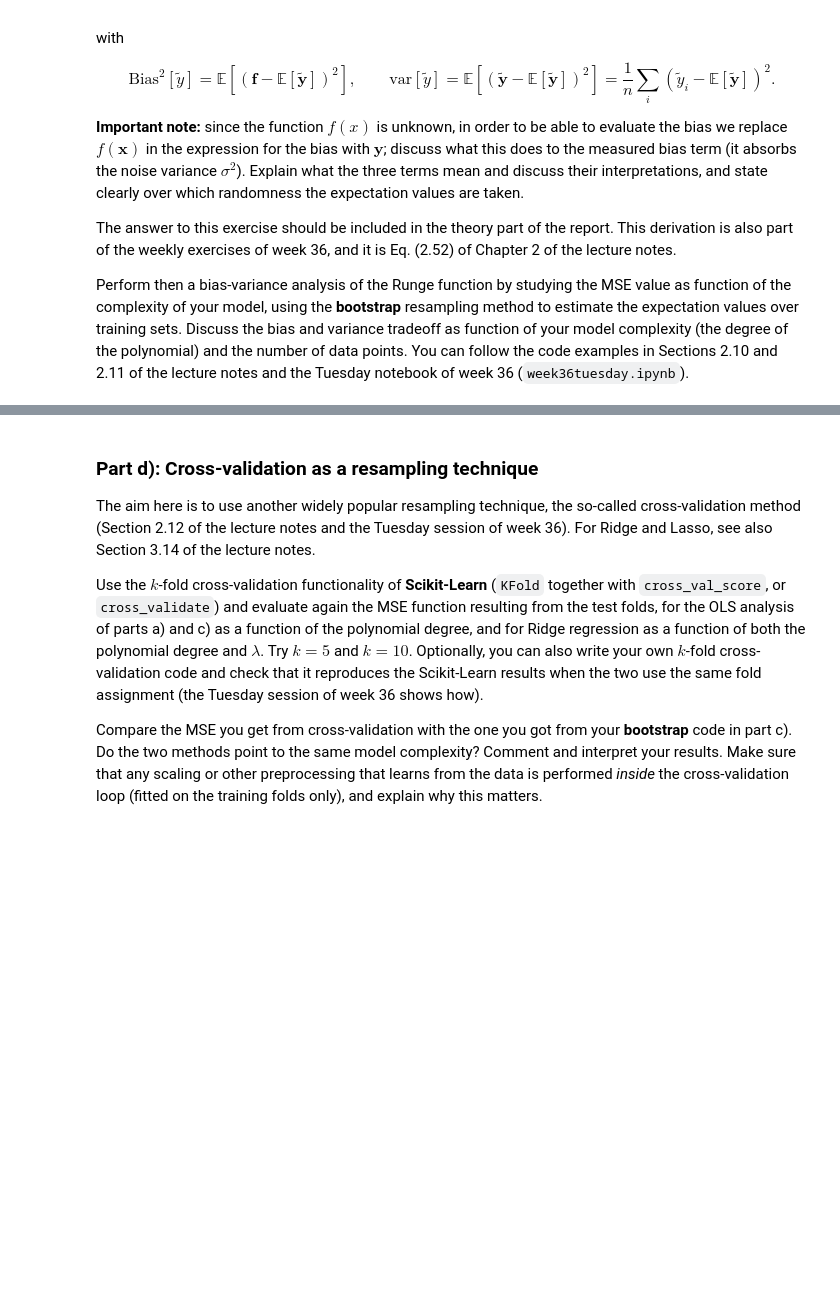
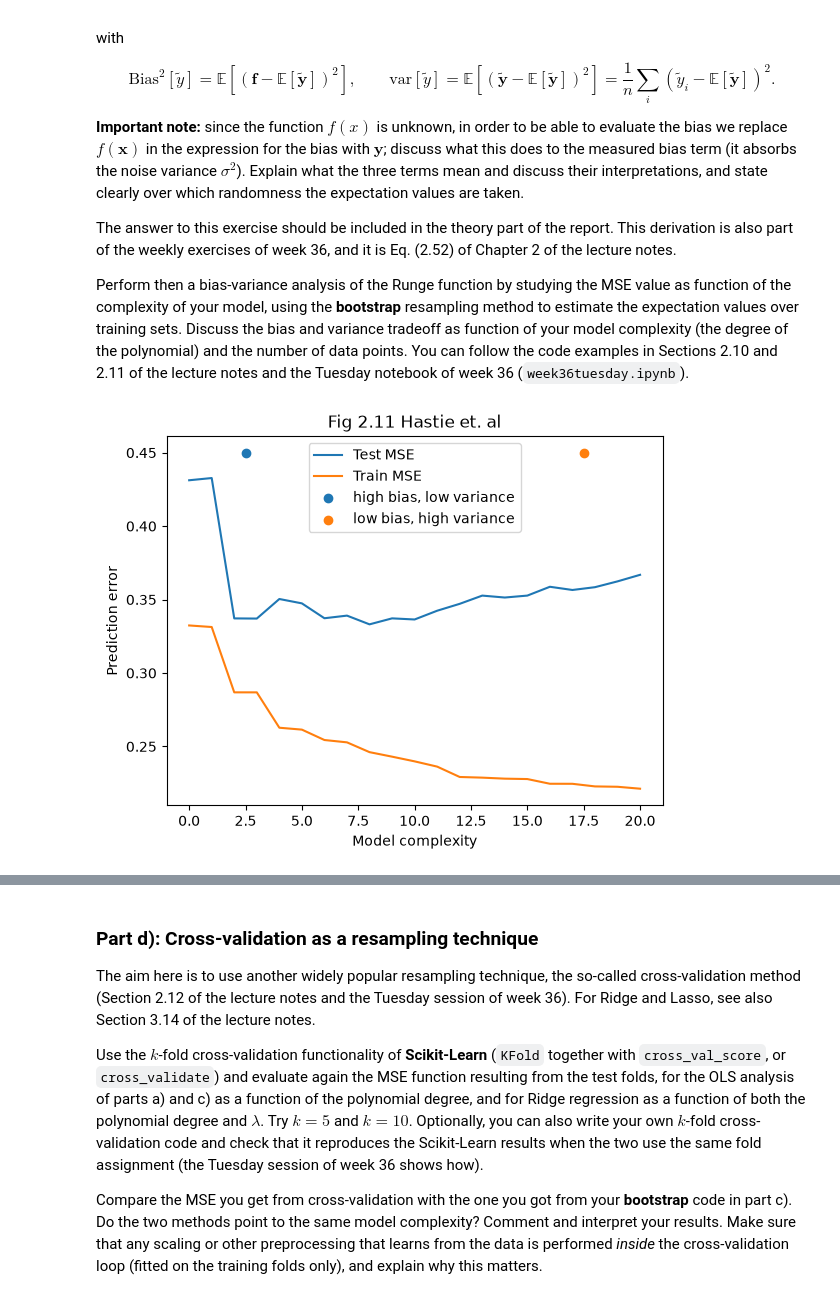
Before and after one commit to Timholmen96/MachineLearningUiO, a Jupyter notebook: doc/Projects/2026/Project1/Project1.ipynb, the cells around one changed output, grey strips where cells are left out. Cells and saved outputs as stored; diff of their text form; code cells hidden in the pictures; blank space fills up the shorter version.

```diff
--- a/doc/Projects/2026/Project1/Project1.ipynb
+++ b/doc/Projects/2026/Project1/Project1.ipynb
@@ -454,4 +454,65 @@ degree of the polynomial) and the number of data points. You can follow the
 code examples in Sections 2.10 and 2.11 of the lecture notes and the Tuesday
 notebook of week 36 (`week36tuesday.ipynb`).
 # %%
-# Your code for part c) here
+# Figure 2.11
+# New noise level and datapoints
+from sklearn.metrics import mean_squared_error
+rng = np.random.default_rng(2026)
+n = 350
+sigma = 0.5
+x = np.sort(rng.uniform(-1, 1, n))
+y = runge(x) + rng.normal(0, sigma, n)
+
+maxdeg = 20 # New maxdegree
+deg_V = np.arange(maxdeg + 1)
+MSE_test = []
+MSE_train = []
+R2_V = []
+Parameter_V = []
+Prediction_V = []
+
+for degree in range(maxdeg + 1):
+    X = design_matrix(x, degree)
+    X_train, X_test, y_train, y_test = train_test_split(X,
+    y, test_size=0.3, random_state=2026)
+
+    # Beholder intercept
+    X_train_norm = X_train.copy()
+    X_test_norm = X_test.copy()
+
+    if degree > 0:
+        X_train_mean = X_train[:, 1:].mean(axis=0)
+        X_train_std = X_train[:, 1:].std(axis=0)
+
+        X_train_norm[:, 1:] = (X_train[:, 1:] - X_train_mean) / X_train_std
+        X_test_norm[:, 1:] = (X_test[:, 1:] - X_train_mean) / X_train_std
+        # Trenger ikke sentrere y da design matrisen inneholder intercept
+    theta = np.linalg.pinv(X_train_norm) @ y_train
+    Parameter_V.append(theta)
+
+    # Bruk treningsmodellens normalisering for hver grads prediksjonskurve.
+    X_plot = design_matrix(xx, degree)
+    if degree > 0:
+        X_plot[:, 1:] = (X_plot[:, 1:] - X_train_mean) / X_train_std
+    Prediction_V.append(X_plot @ theta)
+
+    y_predict_test = X_test_norm @ theta
+    y_predict_train = X_train_norm @ theta
+    # Here i create the data for figure 2.11
+    mse_test = mean_squared_error(y_test, y_predict_test)
+    MSE_test.append(mse_test)
+    mse_train = mean_squared_error(y_train, y_predict_train)
+    MSE_train.append(mse_train)
+
+
+plt.plot(deg_V, MSE_test, label = "Test MSE")
+plt.plot(deg_V, MSE_train, label = "Train MSE")
+plt.title("Fig 2.11 Hastie et. al")
+plt.xlabel("Model complexity")
+plt.ylabel("Prediction error")
+plt.scatter(2.5, 0.45, label = "high bias, low variance")
+plt.scatter(17.5, 0.45, label = "low bias, high variance")
+plt.legend()
+plt.show()
+# %% [output]
+[figure, added]
```
Also changed, not shown: parts of 1 cell of this notebook, 2 other files.
